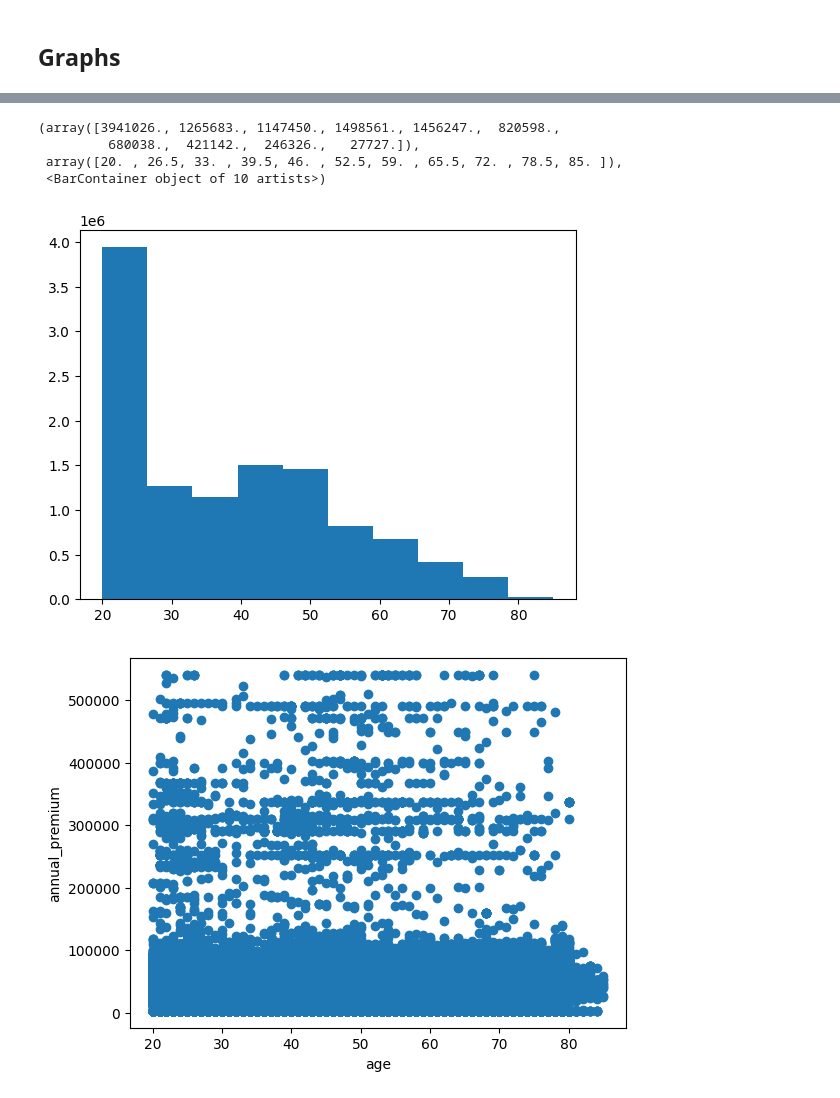
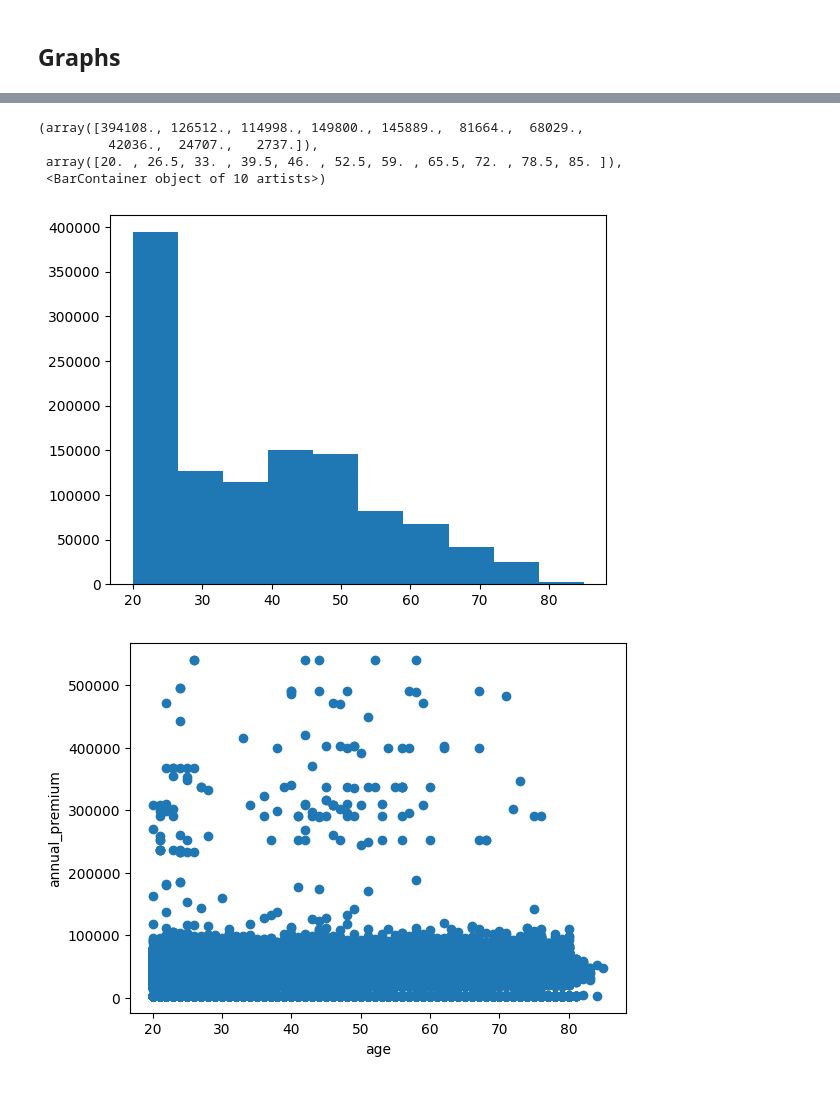
Before and after one commit to miguelazue/insurance-cross-selling, a Jupyter notebook: data_exploration.ipynb, the cells around one changed output, grey strips where cells are left out. Drawn from its saved outputs; the diff is of its cells as text; code cells hidden in the pictures.

```diff
--- a/data_exploration.ipynb
+++ b/data_exploration.ipynb
@@ -11,4 +11,7 @@ insurance_train_path = 'data/train.csv'
 insurance_train_df = pd.read_csv(insurance_train_path,index_col=None)
 insurance_train_df.columns= insurance_train_df.columns.str.lower()
 insurance_train_df.columns = insurance_train_df.columns.str.replace(' ','_')
+
+# Map 'Yes' to 1 and 'No' to 0
+insurance_train_df['vehicle_damage'] = insurance_train_df['vehicle_damage'].map({'Yes': 1, 'No': 0})
 # %%
@@ -51,0 +65,16 @@ insurance_train_df[numerical_columns].describe()
+# %%
+sample_percentage = 0.1
+my_seed_value = 42
+np.random.seed(my_seed_value)
+
+# Create a random permutation of indices
+random_indices = np.random.permutation(insurance_train_df.index)
+
+# Shuffle the DataFrame using the random indices
+random_df = insurance_train_df.iloc[random_indices]
+
+random_df = random_df.reset_index(drop=True)  # drop=True removes the old index column
+sample_size = round(len(random_df)*sample_percentage)
+sample_df = random_df.iloc[:sample_size]
+
+sample_df
@@ -52,18 +95,18 @@ insurance_train_df[numerical_columns].describe()
 # %%
-plt.hist(insurance_train_df["age"],label='Histogram')
+plt.hist(sample_df["age"],label='Histogram')
 # %% [output]
-(array([3941026., 1265683., 1147450., 1498561., 1456247.,  820598.,
-         680038.,  421142.,  246326.,   27727.]),
+(array([394108., 126512., 114998., 149800., 145889.,  81664.,  68029.,
+         42036.,  24707.,   2737.]),
  array([20. , 26.5, 33. , 39.5, 46. , 52.5, 59. , 65.5, 72. , 78.5, 85. ]),
  <BarContainer object of 10 artists>)
-[figure, old version]
+[figure, new version]
 # %%
 colors = {1: 'green', 0: 'blue'}
-plt.scatter(insurance_train_df["age"],insurance_train_df["annual_premium"])
+plt.scatter(sample_df["age"],sample_df["annual_premium"])
 plt.xlabel('age')
 plt.ylabel('annual_premium')
 plt.show()
 # %% [output]
-[figure, old version]
+[figure, new version]
 # %%
 # Plot histograms for each variable
```
Also changed, not shown: parts of 30 cells of this notebook.
